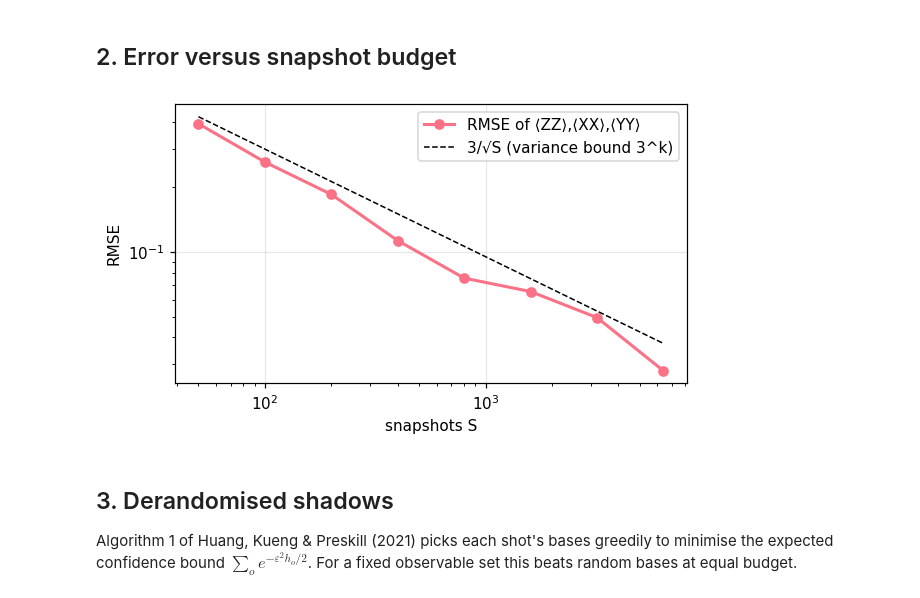
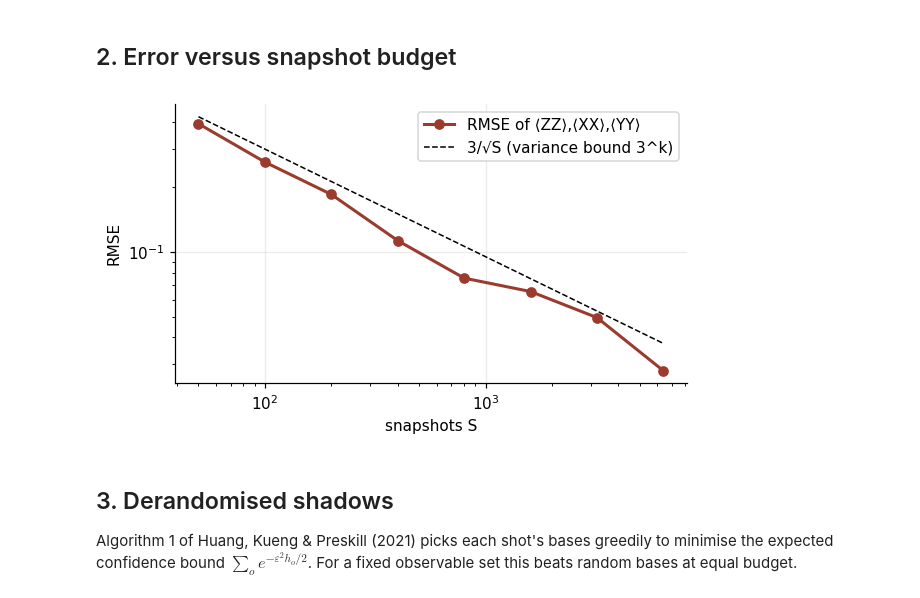
Before and after one commit to Jaspersands/shadow-hamiltonian-learning, a Jupyter notebook: notebooks/04_derandomized_classical_shadow_tomography.ipynb, the cells around one changed output. Cells and saved outputs as stored; diff of their text form; code cells hidden in the pictures.

```diff
--- a/notebooks/04_derandomized_classical_shadow_tomography.ipynb
+++ b/notebooks/04_derandomized_classical_shadow_tomography.ipynb
@@ -24,6 +22,6 @@ from shadow_learning import (
     ReadoutErrorModel, DifferentiableHamiltonianLearner, StreamingKalmanHamiltonianTracker,
     FermionicMatchgateShadows, slater_state, ShadowProcessTomographer, __version__,
 )
-plt.rcParams.update({"figure.dpi": 100, "axes.grid": True, "grid.alpha": 0.3})
+plt.rcParams.update({"figure.dpi": 100, "axes.grid": True, "grid.alpha": 0.25, "axes.spines.top": False, "axes.spines.right": False})
 print("shadow_learning", __version__, "| cirq", cirq.__version__)
 # %% [output]
@@ -46,19 +44,19 @@ first snapshots: [ShadowSnapshot(bases=('Y', 'Y'), bits=(1, 0)), ShadowSnapshot(
 # %%
 rho_bell = np.outer([1, 0, 0, 1], [1, 0, 0, 1]) / 2
 budgets = [50, 100, 200, 400, 800, 1600, 3200, 6400]
 errs = []
 for S in budgets:
     trial = []
     for t in range(20):
         e = estimate_many_observables(sample_shadows_from_density_matrix(rho_bell, S, np.random.default_rng(1000 * S + t)), ["ZZ", "XX", "YY"])
         trial.append(np.sqrt(np.mean([(e["ZZ"] - 1) ** 2, (e["XX"] - 1) ** 2, (e["YY"] + 1) ** 2])))
     errs.append(np.mean(trial))
 fig, ax = plt.subplots(figsize=(6, 3.3))
-ax.loglog(budgets, errs, "o-", lw=2, color="#fb7185", label="RMSE of ⟨ZZ⟩,⟨XX⟩,⟨YY⟩")
+ax.loglog(budgets, errs, "o-", lw=2, color="#9a3b2e", label="RMSE of ⟨ZZ⟩,⟨XX⟩,⟨YY⟩")
 ax.loglog(budgets, 3 / np.sqrt(budgets), "--", color="k", lw=1, label="3/√S (variance bound 3^k)")
 ax.set_xlabel("snapshots S"); ax.set_ylabel("RMSE"); ax.legend(); plt.show()
 # %% [output]
-[figure, old version]
+[figure, new version]
 # %% [markdown]
 ## 3. Derandomised shadows
 
```
Also changed, not shown: parts of 15 cells of this notebook, 7 other files.
